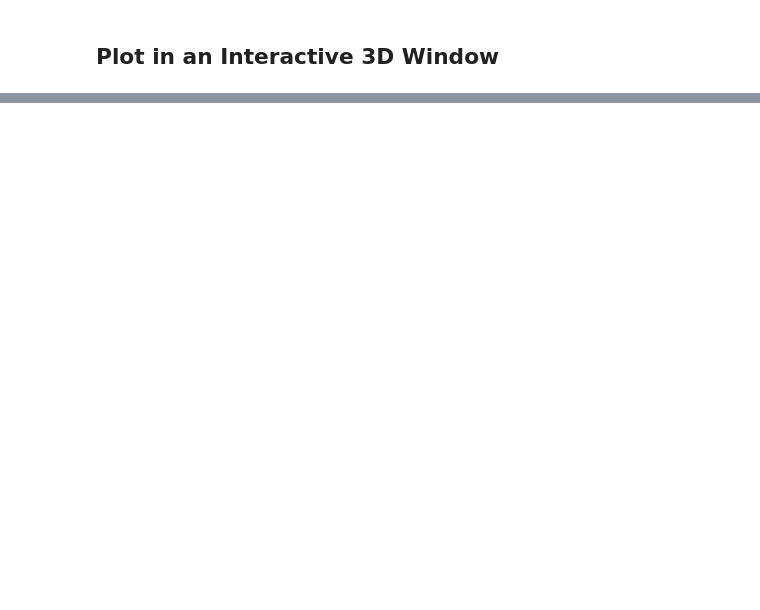
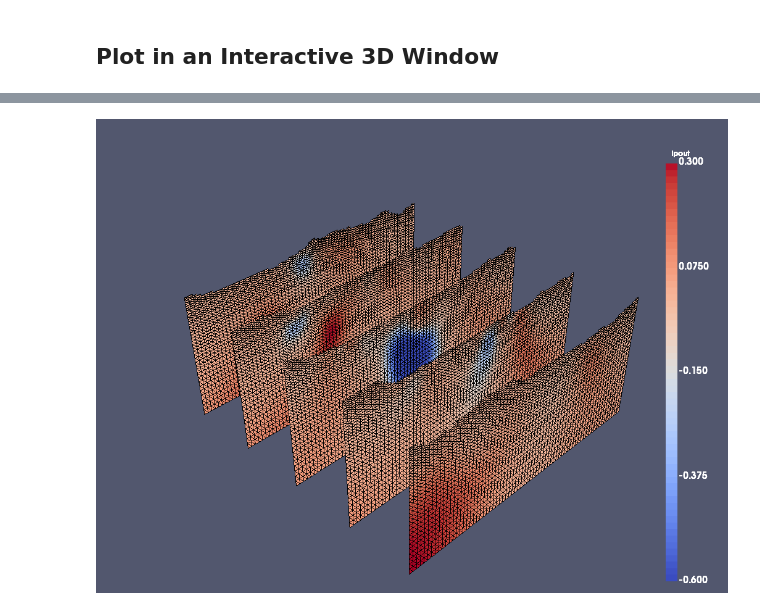
Before and after one commit to OpenGeoVis/PVGeo-Examples, a Jupyter notebook: 3.0 - Using the vtkInterface Package.ipynb, the cells around one changed output, grey strips where cells are left out. Cells and saved outputs as stored; diff of their text form; code cells hidden in the pictures; blank space fills up the shorter version.

```diff
--- a/3.0 - Using the vtkInterface Package.ipynb
+++ b/3.0 - Using the vtkInterface Package.ipynb
@@ -62,0 +97,4 @@ p.plot()
+# %%
+s.plot(scalars='lpout')
+# %% [output]
+[figure, added]
```
Also changed, not shown: parts of 12 cells of this notebook, 1 other file.
